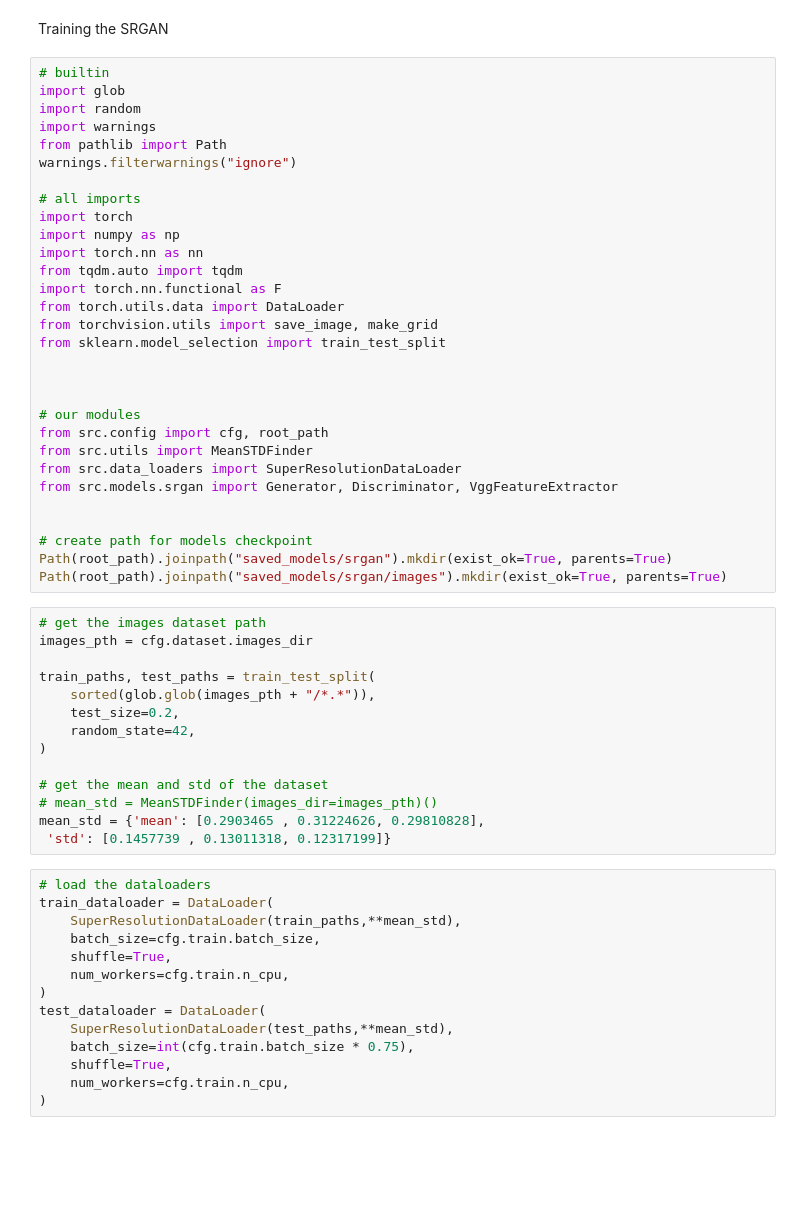
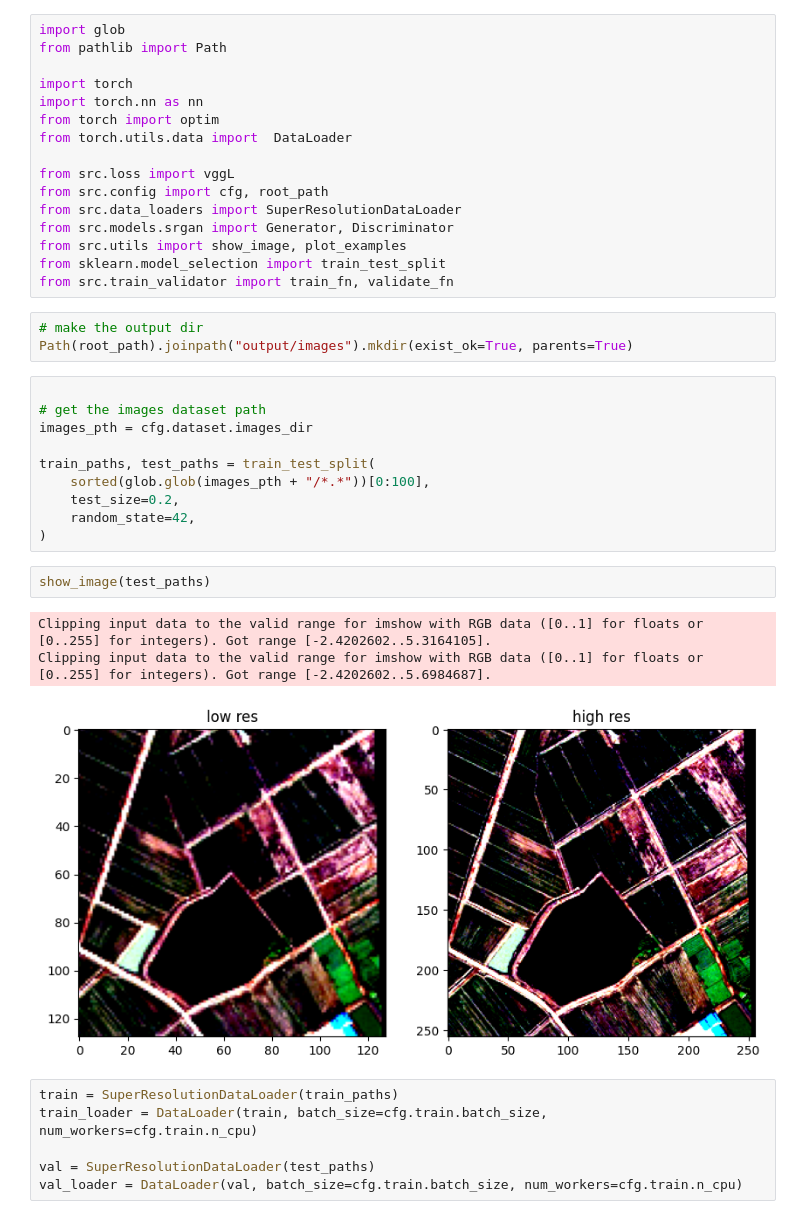
Before and after one commit to R4j4n/Satellite-Super-Resolution, a Jupyter notebook: main.ipynb, the cells around one changed output. Saved outputs shown, nothing was run; the diff lists cells and outputs as text; blank space fills up the shorter version.

```diff
--- a/main.ipynb
+++ b/main.ipynb
@@ -1,60 +1,41 @@
-# %% [markdown]
-Training the SRGAN
 # %%
-# builtin
 import glob
-import random
-import warnings
 from pathlib import Path
-warnings.filterwarnings("ignore")
 
-# all imports
 import torch
-import numpy as np
 import torch.nn as nn
-from tqdm.auto import tqdm
-import torch.nn.functional as F
-from torch.utils.data import DataLoader
-from torchvision.utils import save_image, make_grid
+from torch import optim
+from torch.utils.data import  DataLoader
+
+from src.loss import vggL
+from src.config import cfg, root_path
+from src.data_loaders import SuperResolutionDataLoader
+from src.models.srgan import Generator, Discriminator
+from src.utils import show_image, plot_examples
 from sklearn.model_selection import train_test_split
-
-
-
-# our modules
-from src.config import cfg, root_path
-from src.utils import MeanSTDFinder
-from src.data_loaders import SuperResolutionDataLoader
-from src.models.srgan import Generator, Discriminator, VggFeatureExtractor
-
-
-# create path for models checkpoint
-Path(root_path).joinpath("saved_models/srgan").mkdir(exist_ok=True, parents=True)
-Path(root_path).joinpath("saved_models/srgan/images").mkdir(exist_ok=True, parents=True)
+from src.train_validator import train_fn, validate_fn
+# %%
+# make the output dir
+Path(root_path).joinpath("output/images").mkdir(exist_ok=True, parents=True)
 # %%
+
 # get the images dataset path
 images_pth = cfg.dataset.images_dir
 
 train_paths, test_paths = train_test_split(
-    sorted(glob.glob(images_pth + "/*.*")),
+    sorted(glob.glob(images_pth + "/*.*"))[0:100],
     test_size=0.2,
     random_state=42,
 )
-
-# get the mean and std of the dataset
-# mean_std = MeanSTDFinder(images_dir=images_pth)()
-mean_std = {'mean': [0.2903465 , 0.31224626, 0.29810828],
- 'std': [0.1457739 , 0.13011318, 0.12317199]}
+# %%
+show_image(test_paths)
+# %% [output]
+Clipping input data to the valid range for imshow with RGB data ([0..1] for floats or [0..255] for integers). Got range [-2.4202602..5.3164105].
+Clipping input data to the valid range for imshow with RGB data ([0..1] for floats or [0..255] for integers). Got range [-2.4202602..5.6984687].
+[figure, added]
 # %%
-# load the dataloaders
-train_dataloader = DataLoader(
-    SuperResolutionDataLoader(train_paths,**mean_std),
-    batch_size=cfg.train.batch_size,
-    shuffle=True,
-    num_workers=cfg.train.n_cpu,
-)
-test_dataloader = DataLoader(
-    SuperResolutionDataLoader(test_paths,**mean_std),
-    batch_size=int(cfg.train.batch_size * 0.75),
-    shuffle=True,
-    num_workers=cfg.train.n_cpu,
-)
+train = SuperResolutionDataLoader(train_paths)
+train_loader = DataLoader(train, batch_size=cfg.train.batch_size, num_workers=cfg.train.n_cpu)
+
+val = SuperResolutionDataLoader(test_paths)
+val_loader = DataLoader(val, batch_size=cfg.train.batch_size, num_workers=cfg.train.n_cpu)
```
Also changed, not shown: parts of 7 cells of this notebook, 14 other files.
